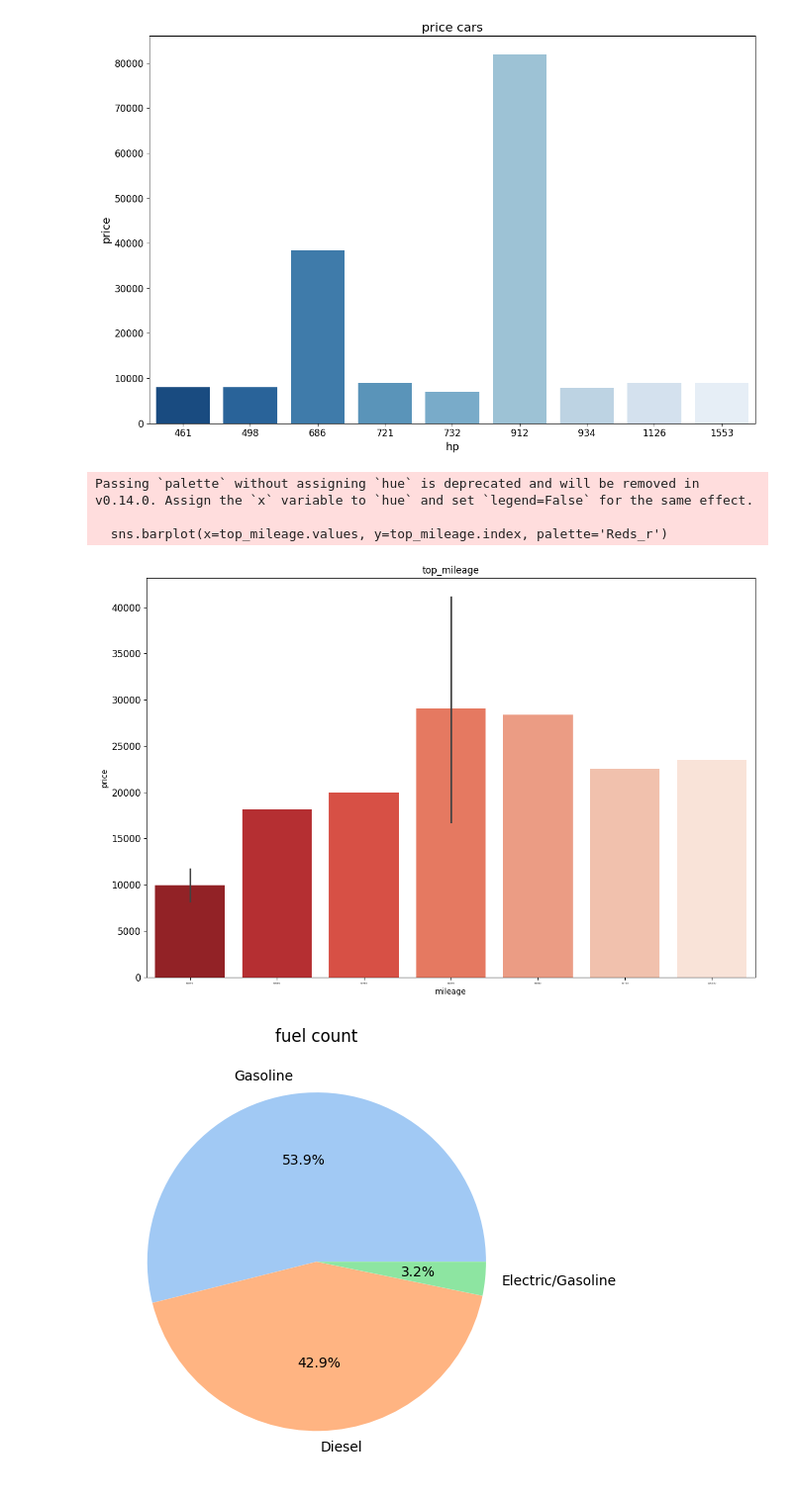
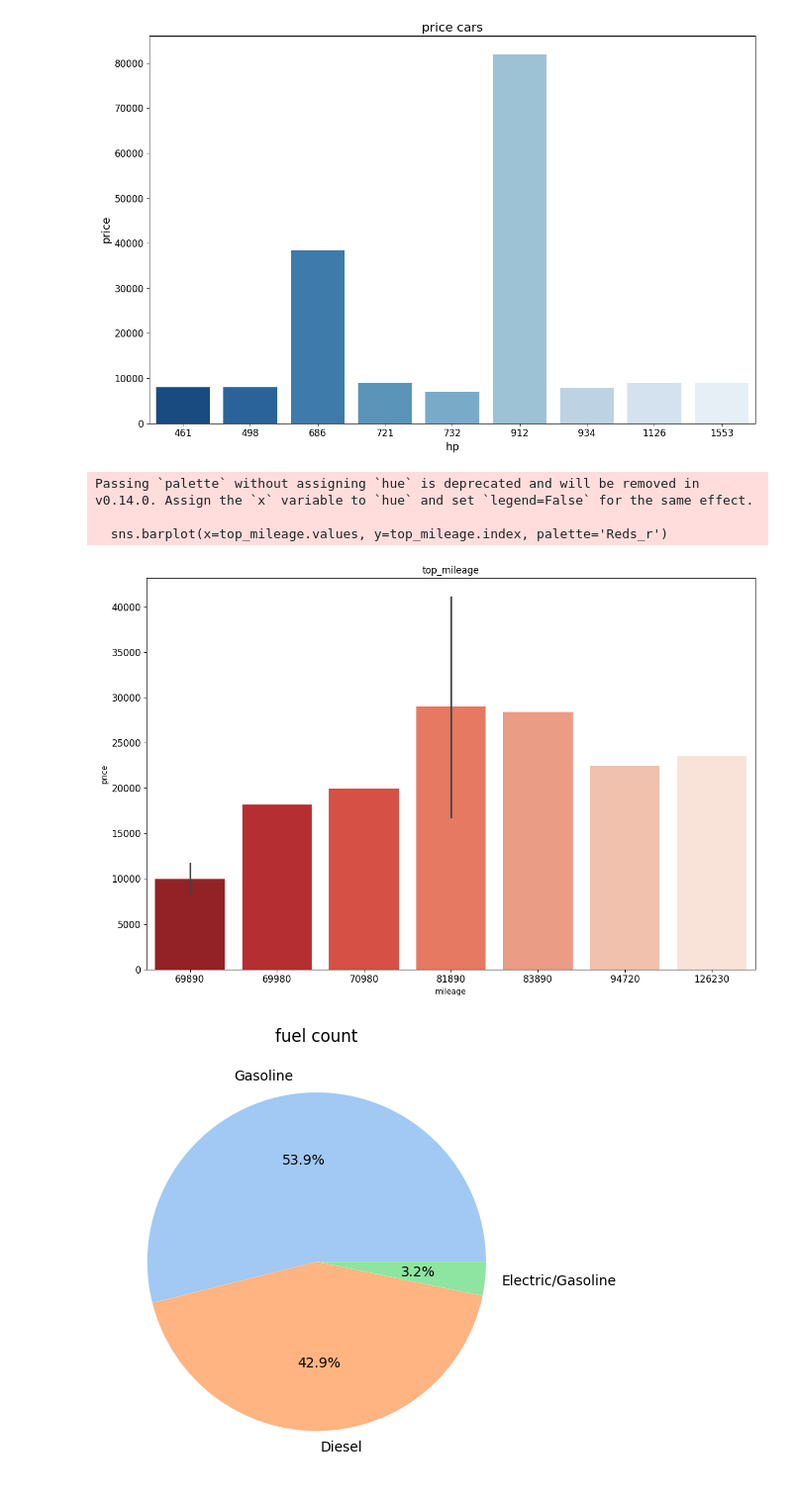
Before and after one commit to AbdallhOmran/Used-car-prices, a Jupyter notebook: index.ipynb, the cells around one changed output. Shown at 99% size. Cells and saved outputs as stored; diff of their text form; code cells hidden in the pictures.

```diff
--- a/index.ipynb
+++ b/index.ipynb
@@ -151,19 +151,19 @@ Passing `palette` without assigning `hue` is deprecated and will be removed in v
 # %%
 top_mileage = df.groupby("mileage")["price"].sum().sort_values(ascending=False).head(10)
 plt.figure(figsize=(12, 8))
 sns.barplot(x=top_mileage.values, y=top_mileage.index, palette='Reds_r')
 plt.title('top_mileage')
 plt.xlabel("mileage")
 plt.ylabel("price")
-plt.xticks(fontsize=3)
+plt.xticks(fontsize=12)
 plt.yticks(fontsize=12)
 plt.tight_layout()
 plt.show()
 # %% [output]
 Passing `palette` without assigning `hue` is deprecated and will be removed in v0.14.0. Assign the `x` variable to `hue` and set `legend=False` for the same effect.
 
   sns.barplot(x=top_mileage.values, y=top_mileage.index, palette='Reds_r')
-[figure, old version]
+[figure, new version]
 # %%
 fuel_count = df["fuel"].value_counts()
 plt.title("fuel count")
```
Also changed, not shown: parts of 2 cells of this notebook, 5 other files.
